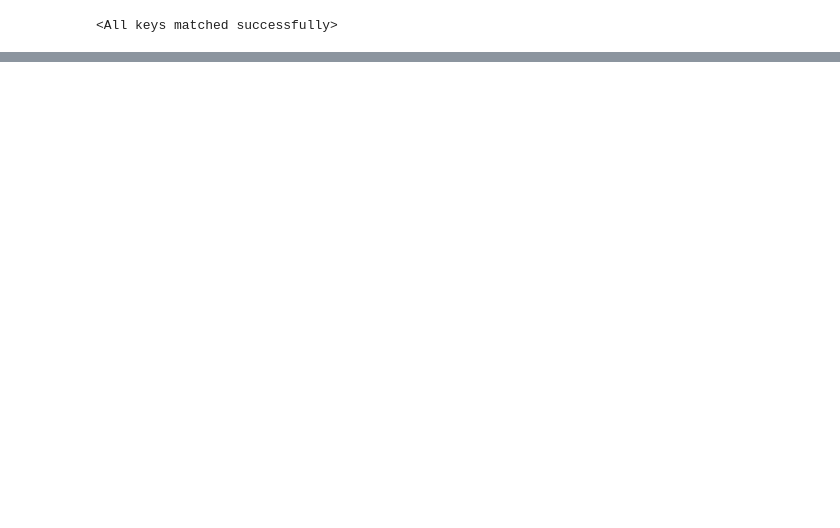
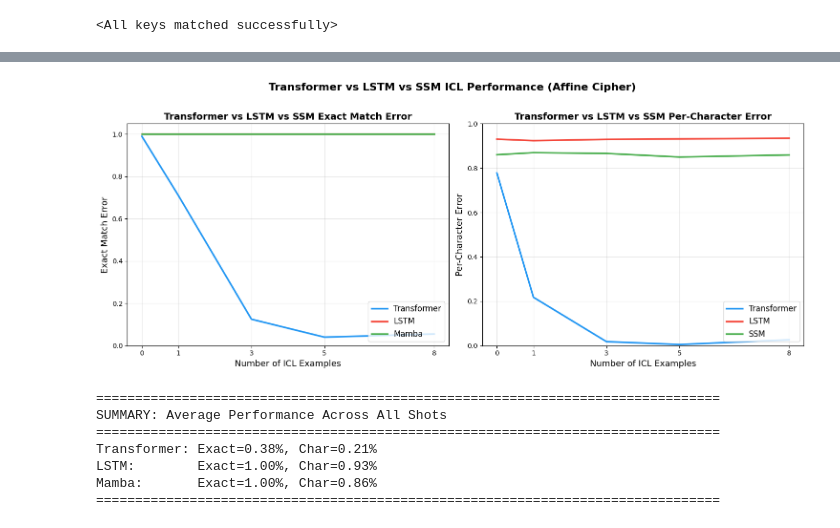
Before and after one commit to weinatalie/cs182-project, a Jupyter notebook: transformer_lm_cipher.ipynb, the cells around one changed output, grey strips where cells are left out. Drawn from its saved outputs; the diff is of its cells as text; code cells hidden in the pictures; blank space fills up the shorter version.

```diff
--- a/transformer_lm_cipher.ipynb
+++ b/transformer_lm_cipher.ipynb
@@ -1027,12 +1124,14 @@ def plot_all_models_comparison(transformer_results, lstm_results, mamba_results,
 
     # Plot 1: Exact Match Accuracy
     ax1 = axes[0]
-    ax1.plot(ks, trans_exact, 'o-', color=colors['transformer'],
-             linewidth=2.5, markersize=10, label='Transformer')
-    ax1.plot(ks, lstm_exact, 's--', color=colors['lstm'],
-             linewidth=2.5, markersize=10, label='LSTM')
-    ax1.plot(ks, mamba_exact, '^-.', color=colors['mamba'],
-             linewidth=2.5, markersize=10, label='Mamba')
+    ax1.plot(ks, trans_exact, linestyle='solid', color=colors['transformer'],
+             linewidth=2.5, label='Transformer')
+
+    ax1.plot(ks, lstm_exact, linestyle='solid', color=colors['lstm'],
+             linewidth=2.5, label='LSTM')
+
+    ax1.plot(ks, mamba_exact, linestyle='solid', color=colors['mamba'],
+             linewidth=2.5, label='Mamba')
 
     ax1.set_xlabel('Number of ICL Examples', fontsize=13)
     ax1.set_ylabel('Exact Match Error', fontsize=13)
@@ -1040,63 +1139,49 @@ def plot_all_models_comparison(transformer_results, lstm_results, mamba_results,
     ax1.legend(fontsize=12, loc='lower right')
     ax1.grid(True, alpha=0.3)
     ax1.set_xticks(ks)
-    ax1.set_ylim(0, 100)
+    ax1.set_ylim(0, 1.05)
 
     # Plot 2: Per-Character Accuracy
     ax2 = axes[1]
-    ax2.plot(ks, trans_char, 'o-', color=colors['transformer'],
-             linewidth=2.5, markersize=10, label='Transformer')
-    ax2.plot(ks, lstm_char, 's--', color=colors['lstm'],
-             linewidth=2.5, markersize=10, label='LSTM')
-    ax2.plot(ks, mamba_char, '^-.', color=colors['mamba'],
-             linewidth=2.5, markersize=10, label='Mamba')
+    ax2.plot(ks, trans_char, linestyle='solid', color=colors['transformer'],
+             linewidth=2.5, label='Transformer')
+
+    ax2.plot(ks, lstm_char, linestyle='solid', color=colors['lstm'],
+             linewidth=2.5, label='LSTM')
+
+    ax2.plot(ks, mamba_char, linestyle='solid', color=colors['mamba'],
+             linewidth=2.5, label='SSM')
 
     ax2.set_xlabel('Number of ICL Examples', fontsize=13)
     ax2.set_ylabel('Per-Character Error', fontsize=13)
     ax2.set_title('Transformer vs LSTM vs SSM Per-Character Error', fontsize=14, fontweight='bold')
     ax2.legend(fontsize=12, loc='lower right')
     ax2.grid(True, alpha=0.3)
     ax2.set_xticks(ks)
-    ax2.set_ylim(0, 100)
+    ax2.set_ylim(0, 1)
 
     plt.suptitle(title, fontsize=16, fontweight='bold', y=1.02)
     plt.tight_layout()
     plt.savefig('icl_comparison_all_models.png', dpi=150, bbox_inches='tight')
-    plt.show()
-
-    # Single combined plot (error rate version)
-    fig2, ax = plt.subplots(figsize=(10, 7))
-
-    trans_err = [100 - x for x in trans_exact]
-    lstm_err = [100 - x for x in lstm_exact]
-    mamba_err = [100 - x for x in mamba_exact]
-
-    ax.plot(ks, trans_err, 'o-', color=colors['transformer'],
-            linewidth=2.5, markersize=10, label='Transformer')
-    ax.plot(ks, lstm_err, 's--', color=colors['lstm'],
-            linewidth=2.5, markersize=10, label='LSTM')
-    ax.plot(ks, mamba_err, '^-.', color=colors['mamba'],
-            linewidth=2.5, markersize=10, label='Mamba')
-
-    ax.set_xlabel('Number of ICL Examples', fontsize=13)
-    ax.set_ylabel('Error Rate', fontsize=13)
-    ax.set_title('Transformer vs LSTM vs SSM ICL Performance (Affine Cipher)', fontsize=14, fontweight='bold')
-    ax.legend(fontsize=12)
-    ax.grid(True, alpha=0.3)
-    ax.set_xticks(ks)
-
-    plt.tight_layout()
-    plt.savefig('icl_error_rate_comparison.png', dpi=150, bbox_inches='tight')
     plt.show()
 
     # Summary statistics
     print("\n" + "="*80)
     print("SUMMARY: Average Performance Across All Shots")
     print("="*80)
     print(f"Transformer: Exact={np.mean(trans_exact):.2f}%, Char={np.mean(trans_char):.2f}%")
     print(f"LSTM:        Exact={np.mean(lstm_exact):.2f}%, Char={np.mean(lstm_char):.2f}%")
     print(f"Mamba:       Exact={np.mean(mamba_exact):.2f}%, Char={np.mean(mamba_char):.2f}%")
     print("="*80)
 
 # Run the three-way comparison
 plot_all_models_comparison(icl_results, lstm_results, mamba_results)
+# %% [output]
+[figure, added]
+================================================================================
+SUMMARY: Average Performance Across All Shots
+================================================================================
+Transformer: Exact=0.38%, Char=0.21%
+LSTM:        Exact=1.00%, Char=0.93%
+Mamba:       Exact=1.00%, Char=0.86%
+================================================================================
```
Also changed, not shown: parts of 18 cells of this notebook, 3 other files.
